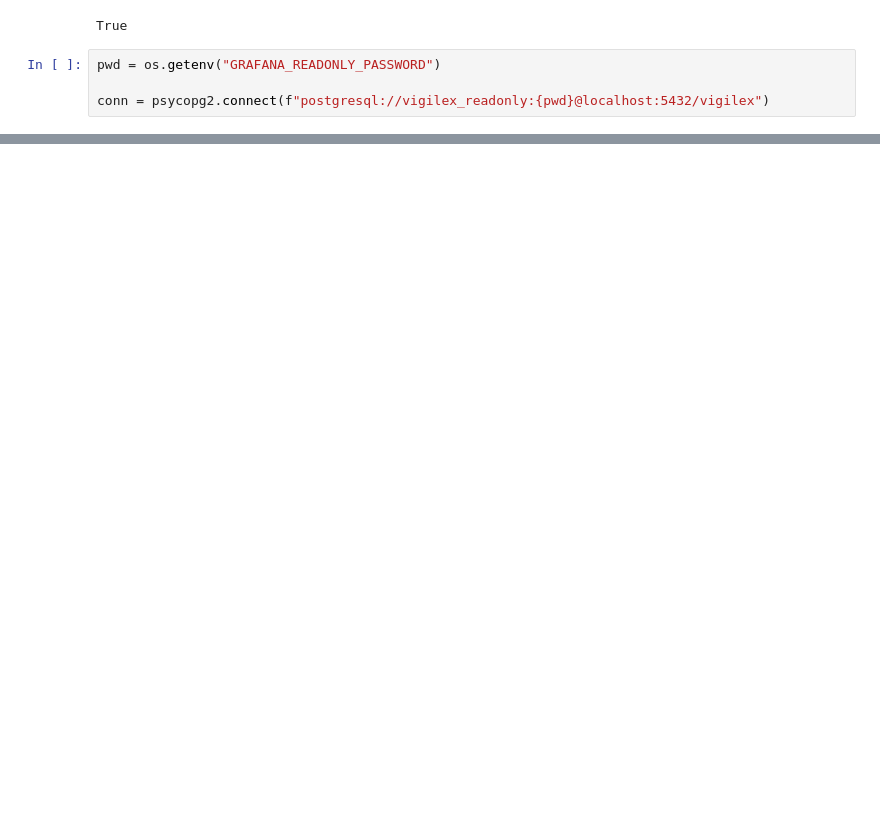
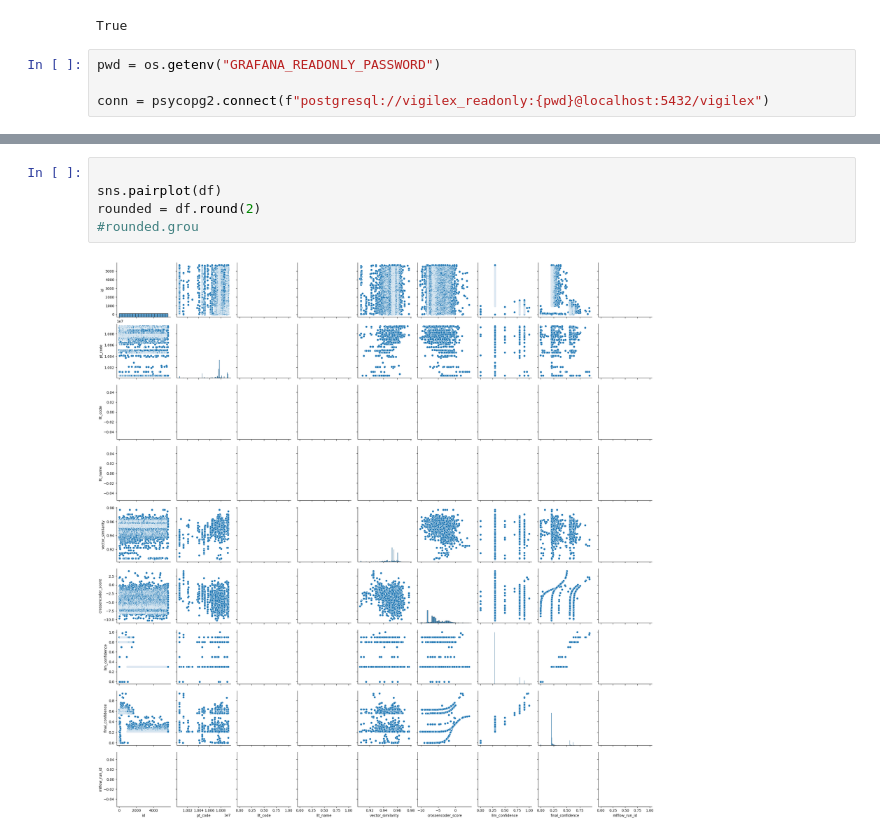
Before and after one commit to carpetcrawler78/vigilex, a Jupyter notebook: notebooks/03_confidence_analysis.ipynb, the cells around one changed output, grey strips where cells are left out. Drawn from its saved outputs; the diff is of its cells as text; blank space fills up the shorter version.

```diff
--- a/notebooks/03_confidence_analysis.ipynb
+++ b/notebooks/03_confidence_analysis.ipynb
@@ -73,0 +79,7 @@ df['final_confidence'].plot(kind="hist",bins=[i*0.05 for i in range(21)])
+# %%
+
+sns.pairplot(df)
+rounded = df.round(2)
+#rounded.grou
+# %% [output]
+[figure, added]
```
Also changed, not shown: parts of 13 cells of this notebook, 4 other files.
